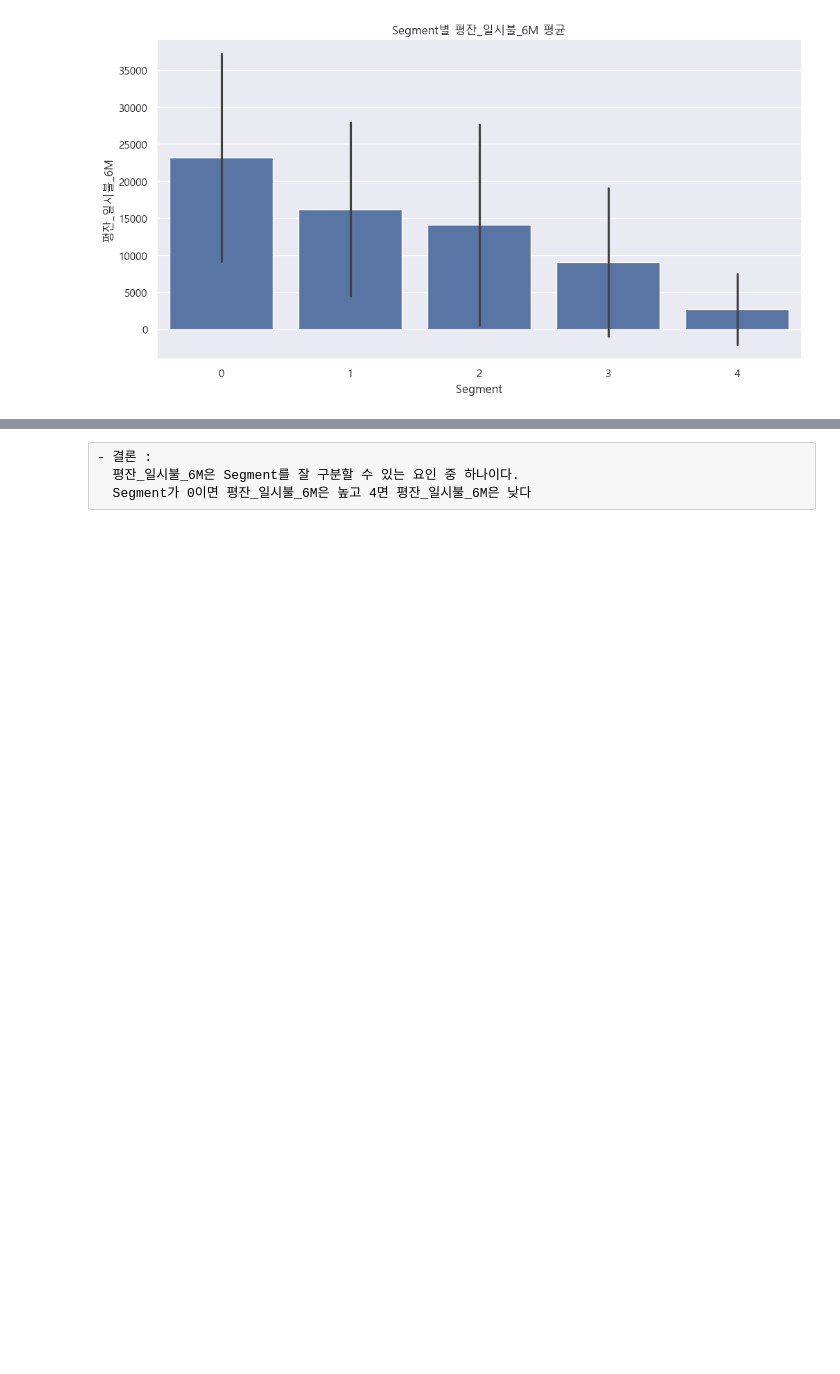
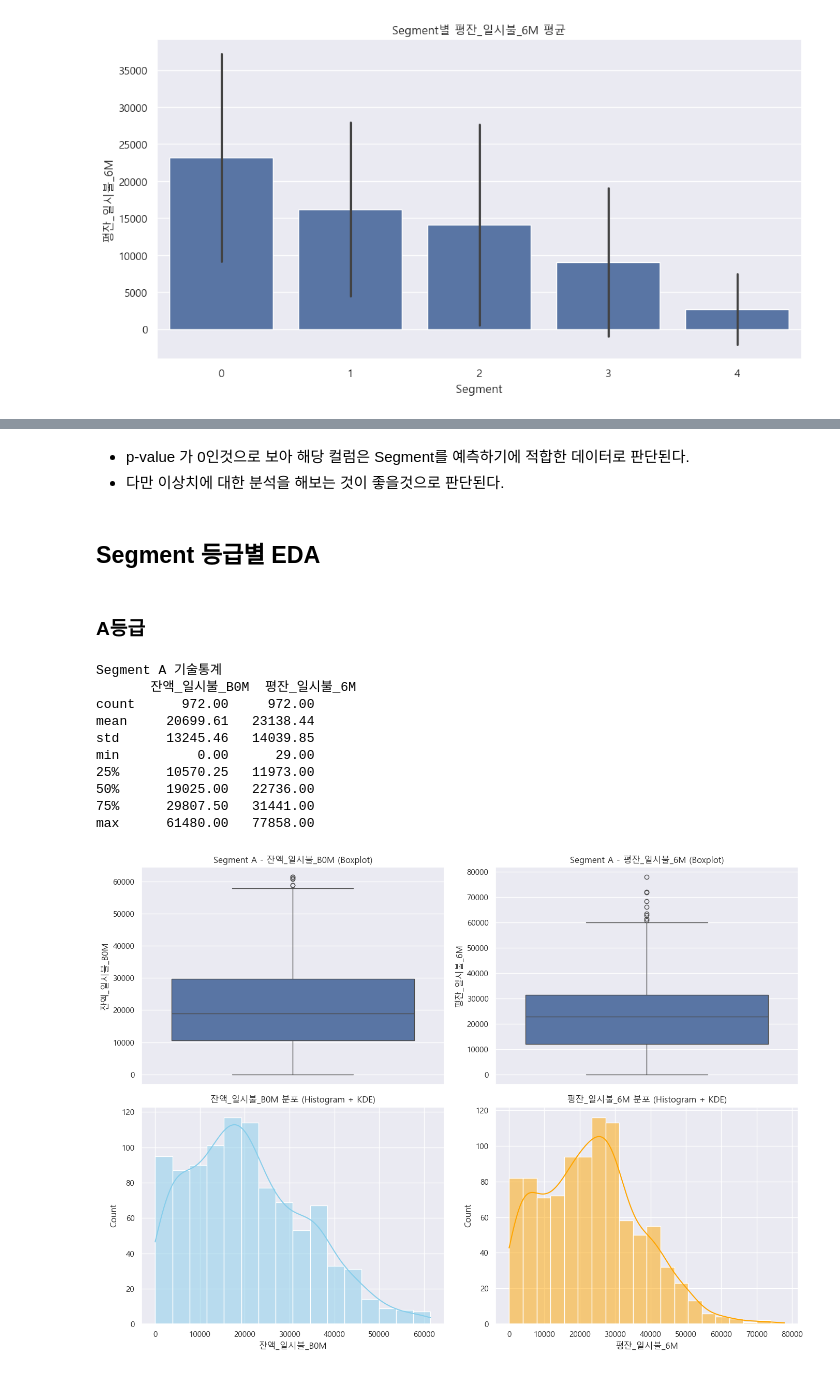
Before and after one commit to Likelion-6-team/final-project, a Jupyter notebook: 5_잔액정보_EDA.ipynb, the cells around one changed output, grey strips where cells are left out. Cells and saved outputs as stored; diff of their text form; code cells hidden in the pictures; blank space fills up the shorter version.

```diff
--- a/5_잔액정보_EDA.ipynb
+++ b/5_잔액정보_EDA.ipynb
@@ -87,2 +40,2 @@ from statsmodels.tools.tools import add_constant
 # %%
-train_df = pd.read_csv('5_잔액정보_segment_병합.csv')
+train_df = pd.read_csv("C:/Users/이민정/Desktop/부트캠프/파이널프로젝트/전처리/5_잔액정보_segment_병합.csv")
@@ -335,4 +274,42 @@ F-통계량: 151396.54, p-value: 0.0
-# %% [raw]
-- 결론 :
-  평잔_일시불_6M은 Segment를 잘 구분할 수 있는 요인 중 하나이다.
-  Segment가 0이면 평잔_일시불_6M은 높고 4면 평잔_일시불_6M은 낮다
+# %% [markdown]
+- p-value 가 0인것으로 보아 해당 컬럼은 Segment를 예측하기에 적합한 데이터로 판단된다.
+- 다만 이상치에 대한 분석을 해보는 것이 좋을것으로 판단된다.
+# %% [markdown]
+## Segment 등급별 EDA
+# %% [markdown]
+### A등급
+# %%
+segA = train_df[train_df['Segment'] == 0]
+cols = ['잔액_일시불_B0M', '평잔_일시불_6M']
+
+print("Segment A 기술통계")
+print(segA[cols].describe().round(2))
+
+fig, axes = plt.subplots(nrows=2, ncols=2, figsize=(14, 10))
+
+sns.boxplot(data=segA, y='잔액_일시불_B0M', ax=axes[0, 0])
+axes[0, 0].set_title('Segment A - 잔액_일시불_B0M (Boxplot)')
+
+sns.boxplot(data=segA, y='평잔_일시불_6M', ax=axes[0, 1])
+axes[0, 1].set_title('Segment A - 평잔_일시불_6M (Boxplot)')
+
+sns.histplot(segA['잔액_일시불_B0M'], kde=True, color='skyblue', ax=axes[1, 0])
+axes[1, 0].set_title('잔액_일시불_B0M 분포 (Histogram + KDE)')
+
+sns.histplot(segA['평잔_일시불_6M'], kde=True, color='orange', ax=axes[1, 1])
+axes[1, 1].set_title('평잔_일시불_6M 분포 (Histogram + KDE)')
+
+plt.tight_layout()
+plt.show()
+# %% [output]
+Segment A 기술통계
+       잔액_일시불_B0M  평잔_일시불_6M
+count      972.00     972.00
+mean     20699.61   23138.44
+std      13245.46   14039.85
+min          0.00      29.00
+25%      10570.25   11973.00
+50%      19025.00   22736.00
+75%      29807.50   31441.00
+max      61480.00   77858.00
+[figure, added]
```
Also changed, not shown: parts of 74 cells of this notebook.
